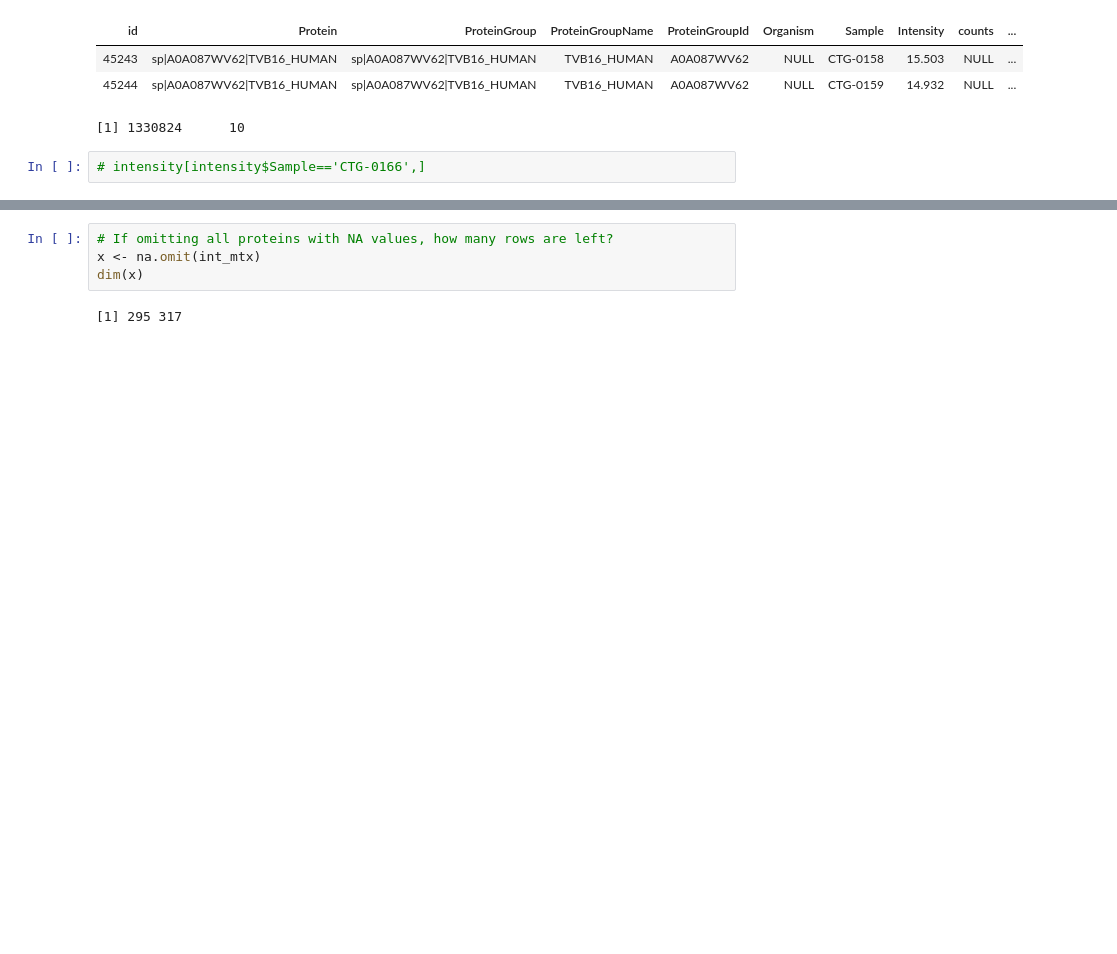
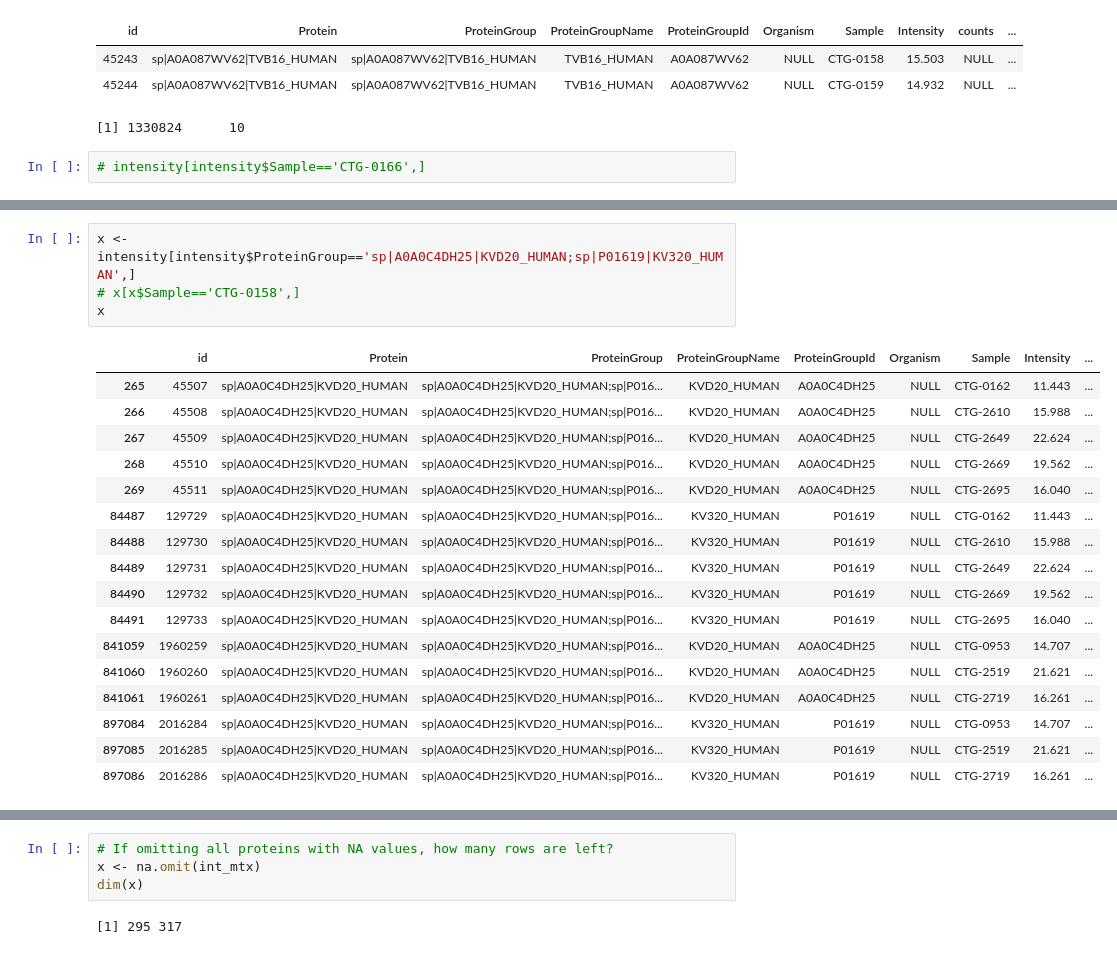
Before and after one commit to liorbey/lumin-workstation-materials, a Jupyter notebook: proteomics_data.ipynb, the cells around one changed output, grey strips where cells are left out. Saved outputs shown, nothing was run; the diff lists cells and outputs as text; blank space fills up the shorter version.

```diff
--- a/proteomics_data.ipynb
+++ b/proteomics_data.ipynb
@@ -94,6 +115,28 @@ x[x$Sample=='CTG-0158',]
 |  | id | Protein | ProteinGroup | ProteinGroupName | ProteinGroupId | Organism | Sample | Intensity | ... |
 | 114 | 45356 | sp|A0A0B4J2D5|GAL3B_HUMAN | sp|A0A0B4J2D5|GAL3B_HUMAN;sp|P0DP... | GAL3B_HUMAN | A0A0B4J2D5 | NULL | CTG-0158 | 18.058 | ... |
 | 110184 | 155426 | sp|A0A0B4J2D5|GAL3B_HUMAN | sp|A0A0B4J2D5|GAL3B_HUMAN;sp|P0DP... | GAL3A_HUMAN | P0DPI2 | NULL | CTG-0158 | 18.058 | ... |
+# %%
+x <- intensity[intensity$ProteinGroup=='sp|A0A0C4DH25|KVD20_HUMAN;sp|P01619|KV320_HUMAN',]
+# x[x$Sample=='CTG-0158',]
+x
+# %% [output]
+|  | id | Protein | ProteinGroup | ProteinGroupName | ProteinGroupId | Organism | Sample | Intensity | ... |
+| 265 | 45507 | sp|A0A0C4DH25|KVD20_HUMAN | sp|A0A0C4DH25|KVD20_HUMAN;sp|P016... | KVD20_HUMAN | A0A0C4DH25 | NULL | CTG-0162 | 11.443 | ... |
+| 266 | 45508 | sp|A0A0C4DH25|KVD20_HUMAN | sp|A0A0C4DH25|KVD20_HUMAN;sp|P016... | KVD20_HUMAN | A0A0C4DH25 | NULL | CTG-2610 | 15.988 | ... |
+| 267 | 45509 | sp|A0A0C4DH25|KVD20_HUMAN | sp|A0A0C4DH25|KVD20_HUMAN;sp|P016... | KVD20_HUMAN | A0A0C4DH25 | NULL | CTG-2649 | 22.624 | ... |
+| 268 | 45510 | sp|A0A0C4DH25|KVD20_HUMAN | sp|A0A0C4DH25|KVD20_HUMAN;sp|P016... | KVD20_HUMAN | A0A0C4DH25 | NULL | CTG-2669 | 19.562 | ... |
+| 269 | 45511 | sp|A0A0C4DH25|KVD20_HUMAN | sp|A0A0C4DH25|KVD20_HUMAN;sp|P016... | KVD20_HUMAN | A0A0C4DH25 | NULL | CTG-2695 | 16.040 | ... |
+| 84487 | 129729 | sp|A0A0C4DH25|KVD20_HUMAN | sp|A0A0C4DH25|KVD20_HUMAN;sp|P016... | KV320_HUMAN | P01619 | NULL | CTG-0162 | 11.443 | ... |
+| 84488 | 129730 | sp|A0A0C4DH25|KVD20_HUMAN | sp|A0A0C4DH25|KVD20_HUMAN;sp|P016... | KV320_HUMAN | P01619 | NULL | CTG-2610 | 15.988 | ... |
+| 84489 | 129731 | sp|A0A0C4DH25|KVD20_HUMAN | sp|A0A0C4DH25|KVD20_HUMAN;sp|P016... | KV320_HUMAN | P01619 | NULL | CTG-2649 | 22.624 | ... |
+| 84490 | 129732 | sp|A0A0C4DH25|KVD20_HUMAN | sp|A0A0C4DH25|KVD20_HUMAN;sp|P016... | KV320_HUMAN | P01619 | NULL | CTG-2669 | 19.562 | ... |
+| 84491 | 129733 | sp|A0A0C4DH25|KVD20_HUMAN | sp|A0A0C4DH25|KVD20_HUMAN;sp|P016... | KV320_HUMAN | P01619 | NULL | CTG-2695 | 16.040 | ... |
+| 841059 | 1960259 | sp|A0A0C4DH25|KVD20_HUMAN | sp|A0A0C4DH25|KVD20_HUMAN;sp|P016... | KVD20_HUMAN | A0A0C4DH25 | NULL | CTG-0953 | 14.707 | ... |
+| 841060 | 1960260 | sp|A0A0C4DH25|KVD20_HUMAN | sp|A0A0C4DH25|KVD20_HUMAN;sp|P016... | KVD20_HUMAN | A0A0C4DH25 | NULL | CTG-2519 | 21.621 | ... |
+| 841061 | 1960261 | sp|A0A0C4DH25|KVD20_HUMAN | sp|A0A0C4DH25|KVD20_HUMAN;sp|P016... | KVD20_HUMAN | A0A0C4DH25 | NULL | CTG-2719 | 16.261 | ... |
+| 897084 | 2016284 | sp|A0A0C4DH25|KVD20_HUMAN | sp|A0A0C4DH25|KVD20_HUMAN;sp|P016... | KV320_HUMAN | P01619 | NULL | CTG-0953 | 14.707 | ... |
+| 897085 | 2016285 | sp|A0A0C4DH25|KVD20_HUMAN | sp|A0A0C4DH25|KVD20_HUMAN;sp|P016... | KV320_HUMAN | P01619 | NULL | CTG-2519 | 21.621 | ... |
+| 897086 | 2016286 | sp|A0A0C4DH25|KVD20_HUMAN | sp|A0A0C4DH25|KVD20_HUMAN;sp|P016... | KV320_HUMAN | P01619 | NULL | CTG-2719 | 16.261 | ... |
 # %%
 int_mtx <- intensity %>%
     select(c('ProteinGroup', 'Sample', 'Intensity'))  %>%
```
Also changed, not shown: parts of 4 cells of this notebook.
